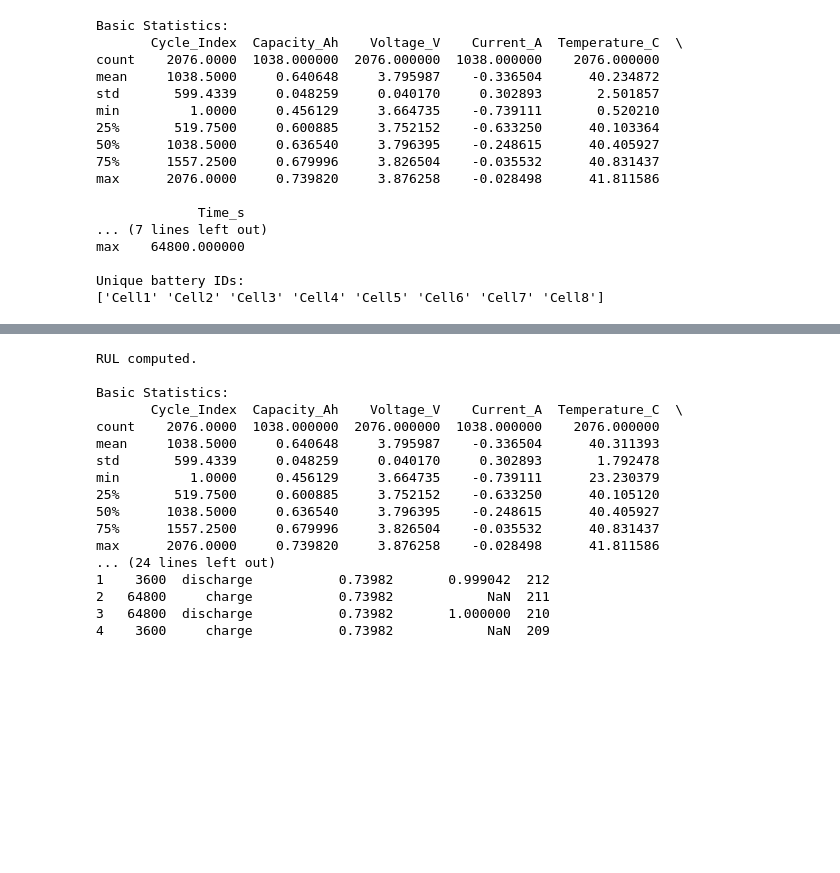
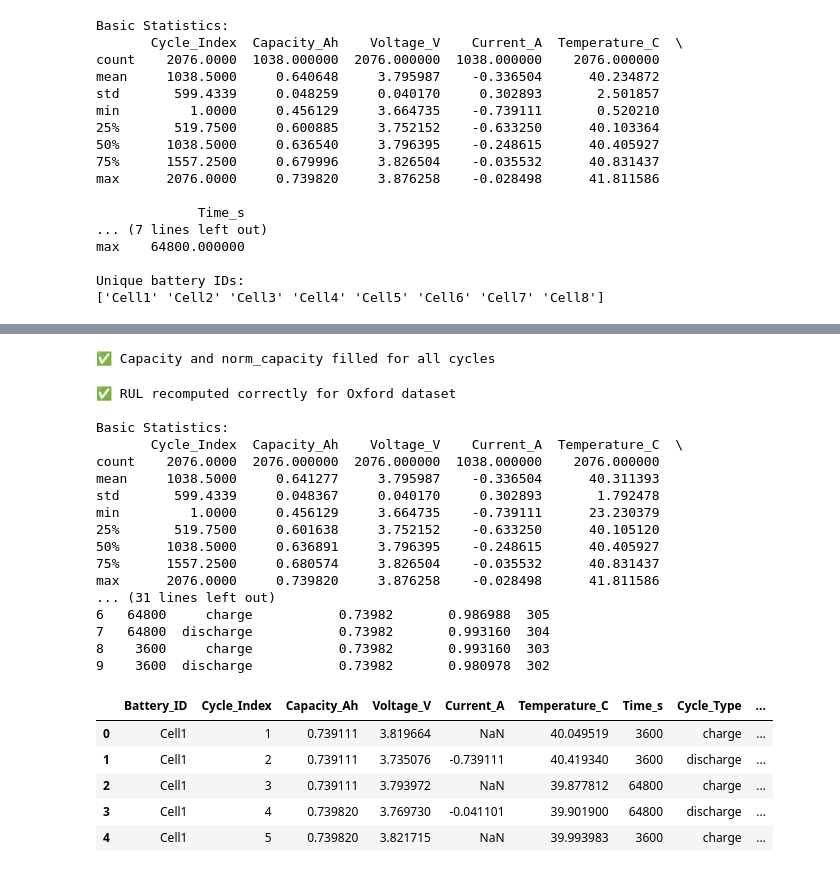
Before and after one commit to TyroneZeka/battery-health-forecasting, a Jupyter notebook: notebooks/oxford_battery_preprocessing.ipynb, the cells around one changed output, grey strips where cells are left out. Drawn from its saved outputs; the diff is of its cells as text; code cells hidden in the pictures; blank space fills up the shorter version.

```diff
--- a/notebooks/oxford_battery_preprocessing.ipynb
+++ b/notebooks/oxford_battery_preprocessing.ipynb
@@ -163,46 +170,71 @@ Warning: 4 rows with Temperature_C < 20 detected. Imputing with mean: 40.234872
+# %%
+# --- Fix: Forward-fill capacity and norm_capacity for charge cycles ---
+# This fills the NaN values in 'capacity' and 'norm_capacity' with the last valid value
+columns_to_fill = ['Capacity_Ah', 'norm_capacity']
+
+# Group by 'Battery_ID' and forward-fill within each battery's timeline
+df_oxford[columns_to_fill] = df_oxford.groupby('Battery_ID')[columns_to_fill].ffill()
+
+# Optional: Fill the very first row if it's NaN (e.g., if the dataset starts with a charge cycle)
+df_oxford[columns_to_fill] = df_oxford[columns_to_fill].fillna(method='bfill')
+
+print("✅ Capacity and norm_capacity filled for all cycles")
+# %% [output]
+✅ Capacity and norm_capacity filled for all cycles
 # %%
-# --- 5. Compute RUL ---
-failure_threshold = 0.8  # 80% of initial capacity
+# --- 5. Compute RUL for Oxford Dataset (PER BATTERY) ---
+failure_threshold = 0.7  # 80% of initial capacity
 
-def compute_rul(group):
+def compute_rul_oxford(group):
+    # Find the first cycle where norm_capacity <= 0.8
     failed_cycle = group[group['norm_capacity'] <= failure_threshold]['Cycle_Index'].min()
-    if pd.isna(failed_cycle):  # if never failed
+
+    # If the battery never failed, use the last cycle
+    if pd.isna(failed_cycle):
         failed_cycle = group['Cycle_Index'].max()
+
+    # Calculate RUL for each cycle in this battery
     group['RUL'] = failed_cycle - group['Cycle_Index']
     return group
 
-# Ensure Battery_ID is a column, not an index
-df_oxford = df_oxford.reset_index(drop=True)
-df_oxford = df_oxford.groupby('Battery_ID', group_keys=False).apply(compute_rul)
-print("RUL computed.")
+# Apply the function to each battery
+df_oxford = df_oxford.groupby('Battery_ID', group_keys=False).apply(compute_rul_oxford)
+
+print("✅ RUL recomputed correctly for Oxford dataset")
 
 # Display results
 print("\nBasic Statistics:")
 print(df_oxford.describe())
 
-print("\nUnique battery IDs:")
-print(df_oxford['Battery_ID'].unique())
-
 print("\nFirst few rows with RUL:")
-print(df_oxford.head())
+print(df_oxford.head(10))
 # %% [output]
-RUL computed.
+✅ RUL recomputed correctly for Oxford dataset
 
 Basic Statistics:
        Cycle_Index  Capacity_Ah    Voltage_V    Current_A  Temperature_C  \
-count    2076.0000  1038.000000  2076.000000  1038.000000    2076.000000
-mean     1038.5000     0.640648     3.795987    -0.336504      40.311393
-std       599.4339     0.048259     0.040170     0.302893       1.792478
+count    2076.0000  2076.000000  2076.000000  1038.000000    2076.000000
+mean     1038.5000     0.641277     3.795987    -0.336504      40.311393
+std       599.4339     0.048367     0.040170     0.302893       1.792478
 min         1.0000     0.456129     3.664735    -0.739111      23.230379
-25%       519.7500     0.600885     3.752152    -0.633250      40.105120
-50%      1038.5000     0.636540     3.796395    -0.248615      40.405927
-75%      1557.2500     0.679996     3.826504    -0.035532      40.831437
+25%       519.7500     0.601638     3.752152    -0.633250      40.105120
+50%      1038.5000     0.636891     3.796395    -0.248615      40.405927
+75%      1557.2500     0.680574     3.826504    -0.035532      40.831437
 max      2076.0000     0.739820     3.876258    -0.028498      41.811586
-... (24 lines left out)
-1    3600  discharge           0.73982       0.999042  212
-2   64800     charge           0.73982            NaN  211
-3   64800  discharge           0.73982       1.000000  210
-4    3600     charge           0.73982            NaN  209
+... (31 lines left out)
+6   64800     charge           0.73982       0.986988  305
+7   64800  discharge           0.73982       0.993160  304
+8    3600     charge           0.73982       0.993160  303
+9    3600  discharge           0.73982       0.980978  302
+# %%
+df_oxford.head()
+# %% [output]
+|  | Battery_ID | Cycle_Index | Capacity_Ah | Voltage_V | Current_A | Temperature_C | Time_s | Cycle_Type | ... |
+| 0 | Cell1 | 1 | 0.739111 | 3.819664 | NaN | 40.049519 | 3600 | charge | ... |
+| 1 | Cell1 | 2 | 0.739111 | 3.735076 | -0.739111 | 40.419340 | 3600 | discharge | ... |
+| 2 | Cell1 | 3 | 0.739111 | 3.793972 | NaN | 39.877812 | 64800 | charge | ... |
+| 3 | Cell1 | 4 | 0.739820 | 3.769730 | -0.041101 | 39.901900 | 64800 | discharge | ... |
+| 4 | Cell1 | 5 | 0.739820 | 3.821715 | NaN | 39.993983 | 3600 | charge | ... |
 # %%
 # --- 6. Visualize Degradation Curves ---
 plt.figure(figsize=(14, 8))
```
Also changed, not shown: parts of 5 cells of this notebook, 3 other files.
